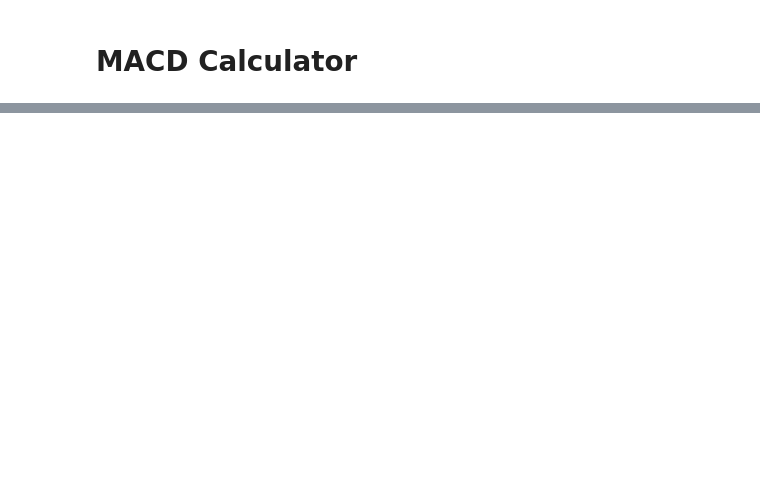
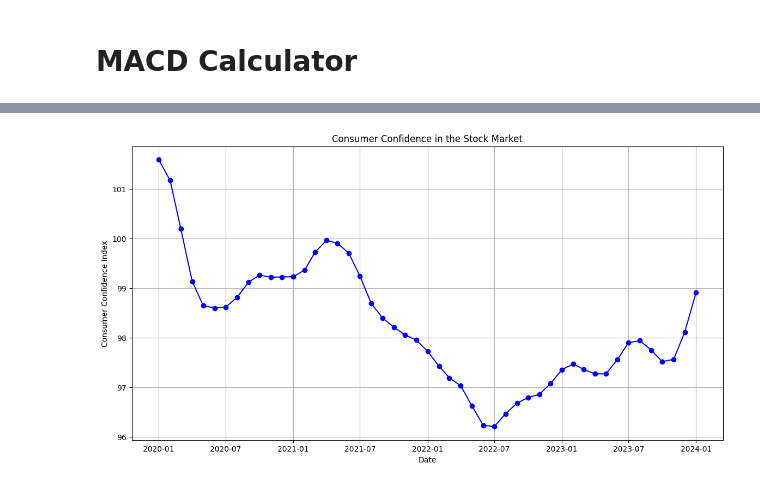
Before and after one commit to guner-aygin/Stock_Valuation, a Jupyter notebook: MACD_Calculator.ipynb, the cells around one changed output, grey strips where cells are left out. Drawn from its saved outputs; the diff is of its cells as text; code cells hidden in the pictures; blank space fills up the shorter version.

```diff
--- a/MACD_Calculator.ipynb
+++ b/MACD_Calculator.ipynb
@@ -239,0 +259,23 @@ if __name__ == "__main__":
+# %%
+import pandas as pd
+import matplotlib.pyplot as plt
+from pandas_datareader import fred
+
+# Fetch consumer confidence data from FRED
+series_id = 'CSCICP03USM665S'  # Consumer confidence index for the United States
+
+consumer_confidence = fred.FredReader(series_id, start=start_date, end=end_date).read()
+
+# Rename the column for convenience
+consumer_confidence.rename(columns={series_id: 'Consumer_Confidence'}, inplace=True)
+
+# Plotting
+plt.figure(figsize=(14, 7))
+plt.plot(consumer_confidence.index, consumer_confidence['Consumer_Confidence'], marker='o', linestyle='-', color='b')
+plt.title('Consumer Confidence in the Stock Market')
+plt.xlabel('Date')
+plt.ylabel('Consumer Confidence Index')
+plt.grid(True)
+plt.show()
+# %% [output]
+[figure, added]
```
Also changed, not shown: parts of 3 cells of this notebook.
